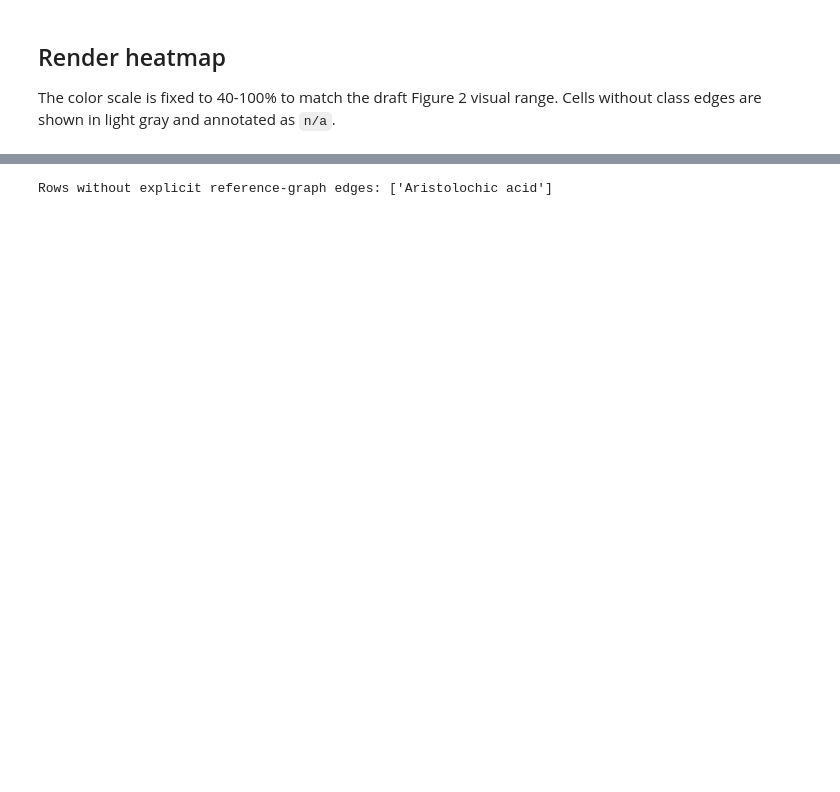
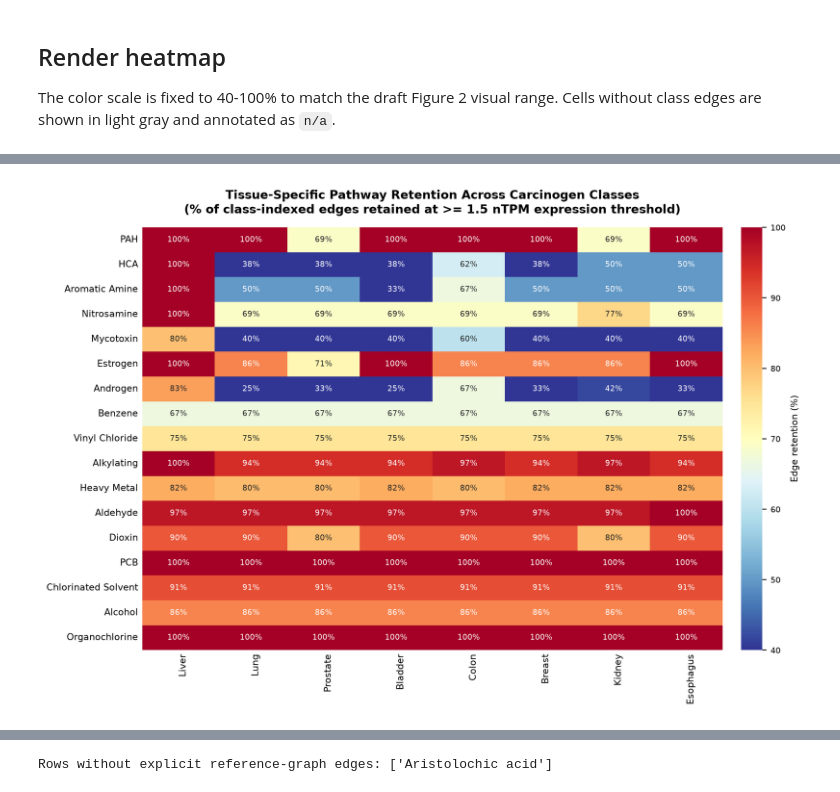
Before and after one commit to kazilab/ExposoGraph2, a Jupyter notebook: Figures_Notebook/Figure-2-tissue-specific-pathway-retention.ipynb, the cells around one changed output, grey strips where cells are left out. Cells and saved outputs as stored; diff of their text form; code cells hidden in the pictures; blank space fills up the shorter version.

Commit message:
updates to nodes and figure 2
splitting Benze and Vinyl Chloride, fixing expression weight determination for Figure 2

```diff
--- a/Figures_Notebook/Figure-2-tissue-specific-pathway-retention.ipynb
+++ b/Figures_Notebook/Figure-2-tissue-specific-pathway-retention.ipynb
@@ -49,3 +55,15 @@ Output directory: /Users/julhashkazi/Documents/ExposoGraph_work/Figures_Notebook
+# %%
+node_carc = [node for node in nodes if node['type'] =='Carcinogen']
+# %%
+result = {}
+for i in node_carc:
+    carc = i['group']
+    if carc in result.keys():
+        result[carc].append(i['id'])
+    else:
+        result[carc] = [i['id']]
+# %%
+CLASS_CARCINOGENS = result
 # %% [markdown]
 ## Class definitions
 
@@ -101,10 +110,4 @@ For each class and tissue, the denominator is the number of reference graph edge
 # %%
-from ExposoGraph import build_reference_graph, get_tissue_expression
-
-graph = build_reference_graph()
-nodes = [node.model_dump(mode="json") for node in graph.nodes]
-edges = [edge.model_dump(mode="json") for edge in graph.edges]
-
 node_type_by_id = {node["id"]: node.get("type", "") for node in nodes}
 expression_by_tissue = {tissue: get_tissue_expression(tissue) for tissue in TISSUES}
 
@@ -115,7 +118,7 @@ def is_gene_like(node_id: str) -> bool:
 def edge_retained(edge: dict[str, object], tissue: str, threshold: float = TPM_THRESHOLD) -> bool:
     expression = expression_by_tissue[tissue]
     for endpoint in (str(edge.get("source", "")), str(edge.get("target", ""))):
-        if is_gene_like(endpoint) and float(expression.get(endpoint, 0.0)) < threshold:
+        if is_gene_like(endpoint) and (float(expression.get(endpoint, 0.0)) < threshold):
             return False
     return True
 
@@ -247 +190,59 @@ plt.show()
+# %%
+import matplotlib.pyplot as plt
+import numpy as np
+import seaborn as sns
+from matplotlib.colors import LinearSegmentedColormap
+
+row_labels = list(CLASS_CARCINOGENS.keys())
+row_labels = [name.replace("_", " ") for name in CLASS_CARCINOGENS.keys()]
+
+# Generate text annotation matrix matching your requirements
+annot_matrix = np.where(np.isnan(matrix), "n/a", np.vectorize(lambda x: f"{x:.0f}%")(matrix))
+
+# Set up figure
+fig, ax = plt.subplots(figsize=(9.2, 6.4), dpi=220)
+
+# Generate Seaborn heatmap
+sns.heatmap(
+    matrix,
+    mask=np.isnan(matrix),
+    cmap="RdYlBu_r",
+    vmin=40,
+    vmax=100,
+    annot=annot_matrix,
+    fmt="",
+    annot_kws={"fontsize": 6.6},
+    xticklabels=TISSUES,
+    yticklabels=row_labels,
+    cbar_kws={"fraction": 0.035, "pad": 0.03, "label": "Edge retention (%)"},
+    ax=ax,
+)
+
+# # Apply dynamic text colors to heatmap annotations
+# for text, color in zip(ax.texts, text_colors.ravel()):
+#     text.set_color(color)
+
+# Style ticks
+ax.set_xticklabels(ax.get_xticklabels(), rotation=90, ha="right", rotation_mode="anchor", fontsize=8)
+ax.set_yticklabels(ax.get_yticklabels(), rotation=0, fontsize=8)
+ax.tick_params(axis="both", length=0)
+
+# Style colorbar labels
+cbar = ax.collections[0].colorbar
+cbar.set_label("Edge retention (%)", fontsize=8)
+cbar.ax.tick_params(labelsize=7)
+
+# Set title and footer text
+title = (
+    "Tissue-Specific Pathway Retention Across Carcinogen Classes\n"
+    f"(% of class-indexed edges retained at >= {TPM_THRESHOLD:g} nTPM expression threshold)"
+)
+ax.set_title(title, fontsize=10, weight="bold", pad=12)
+
+
+
+fig.tight_layout()#rect=(0, 0.04, 1, 1))
+plt.show()
+# %% [output]
+[figure, added]
 # %% [markdown]
```
Also changed, not shown: parts of 10 cells of this notebook, 3 other files.
